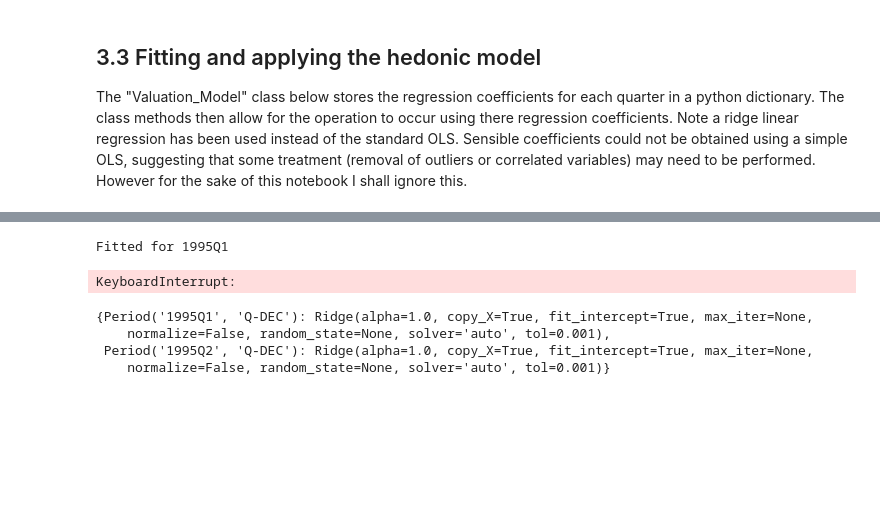
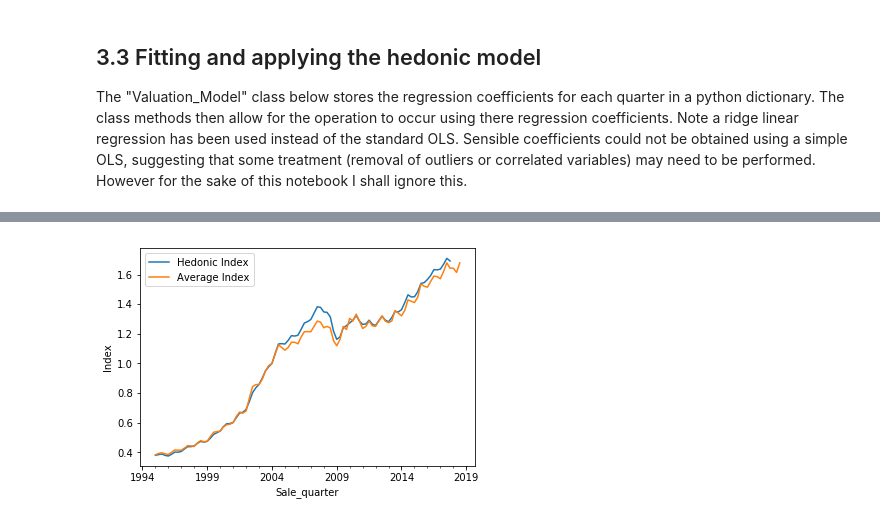
Before and after one commit to Cemlyn/UK-Housing-Market, a Jupyter notebook: House_Price_Index.ipynb, the cells around one changed output, grey strips where cells are left out. Saved outputs shown, nothing was run; the diff lists cells and outputs as text; code cells hidden in the pictures; blank space fills up the shorter version.

```diff
--- a/House_Price_Index.ipynb
+++ b/House_Price_Index.ipynb
@@ -431,9 +435,3 @@ class Valuation_Model(object):
 # %%
 X_ = df3.drop(['Date','log_price'], axis=1)
 y_ = df3[['Sale_quarter','log_price']]
-# %%
-model = Valuation_Model()
-model.fit(X_,y_,'Sale_quarter')
-# %% [output]
-Fitted for 1995Q1
-KeyboardInterrupt:
@@ -444,12 +438,18 @@ pickle.dump(model.regr_dict, open( "valuation_model_dict.p", "wb" ) )
-# %%
-model2 = Valuation_Model()
-model2.regr_dict = pickle.load( open( "valuation_model_dict.p", "rb" ) )
-# %%
-model2.regr_dict
-# %% [output]
-{Period('1995Q1', 'Q-DEC'): Ridge(alpha=1.0, copy_X=True, fit_intercept=True, max_iter=None,
-    normalize=False, random_state=None, solver='auto', tol=0.001),
- Period('1995Q2', 'Q-DEC'): Ridge(alpha=1.0, copy_X=True, fit_intercept=True, max_iter=None,
-    normalize=False, random_state=None, solver='auto', tol=0.001)}
-# %%
-model2 = pickle.load( open( "model.p", "rb" ) )
+# %%
+model = Valuation_Model()
+
+#model.fit(X_,y_,'Sale_quarter')
+#pickle.dump(model.regr_dict, open( "valuation_model_dict.p", "wb" ) )
+
+model.regr_dict = pickle.load( open( "valuation_model_dict.p", "rb" ) )
+model.coef_name = list(X_.columns)
+model.coef_name.remove('Sale_quarter')
+# %%
+index_df = model.gen_index(prop_def=Typical)
+index_df['Hedonic Index'].plot()
+median_price['Average Index'].plot()
+plt.ylabel("Index")
+plt.legend()
+plt.show()
+# %% [output]
+[figure, added]
```
Also changed, not shown: parts of 13 cells of this notebook.
